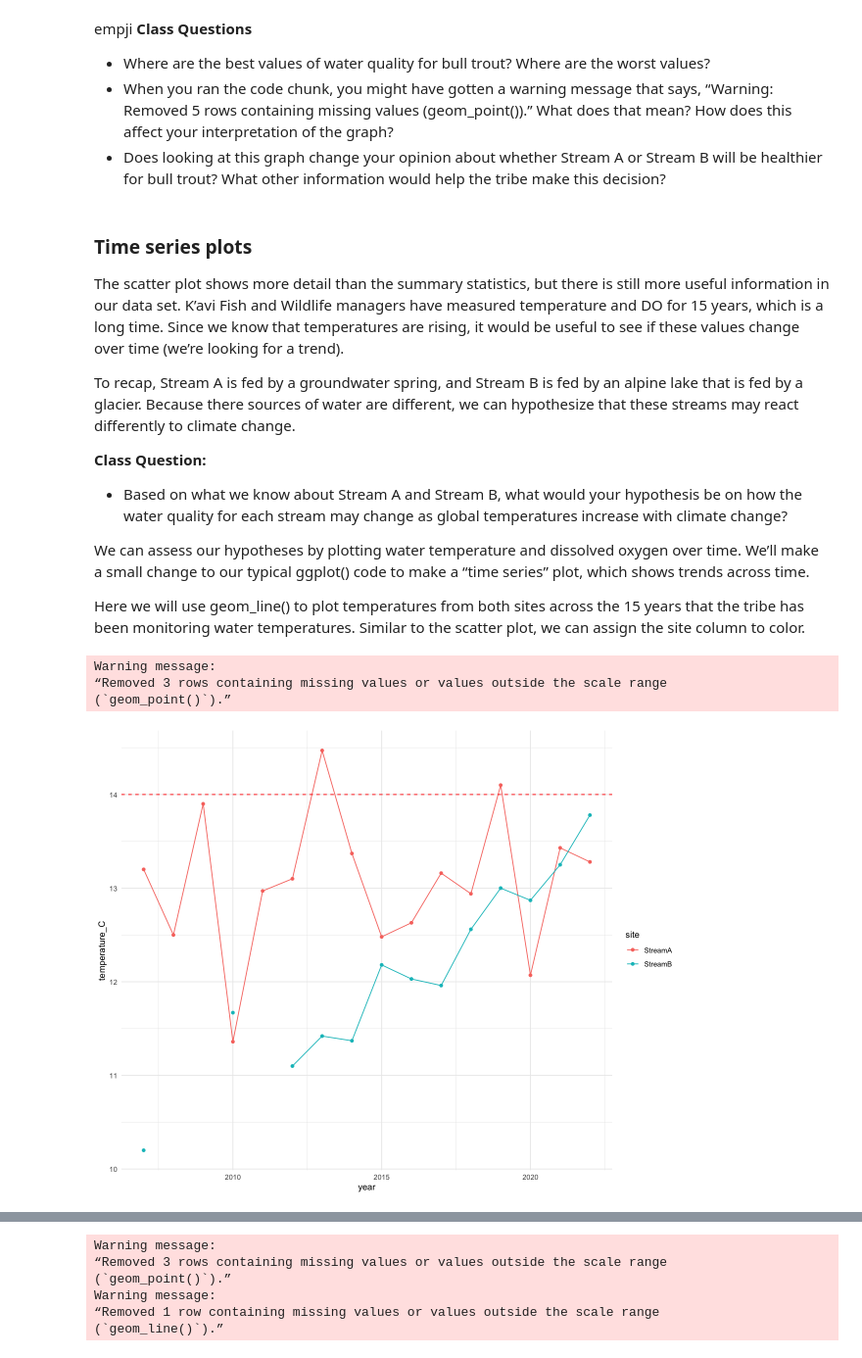
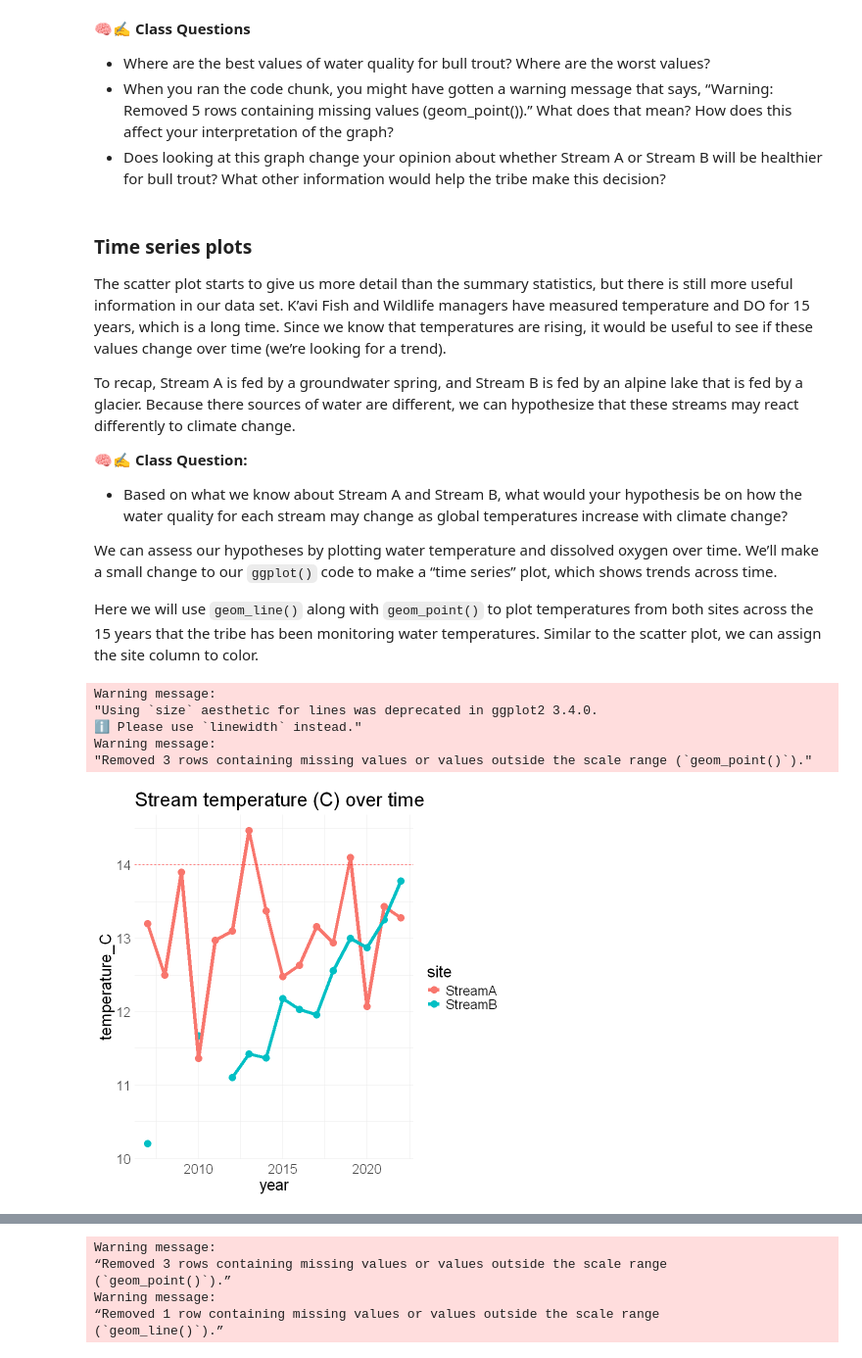
Before and after one commit to rachtorr/IndigenousEnvDataSci.github.io, a Jupyter notebook: MOD2/Mod2_pt4.ipynb, the cells around one changed output, grey strips where cells are left out. Shown at 98% size. Drawn from its saved outputs; the diff is of its cells as text; code cells hidden in the pictures.

```diff
--- a/MOD2/Mod2_pt4.ipynb
+++ b/MOD2/Mod2_pt4.ipynb
@@ -59,5 +65,5 @@ Warning message:
 # %% [markdown]
-empji **Class Questions**
+🧠✍️ **Class Questions**
 
 - Where are the best values of water quality for bull trout? Where are the worst values?
 - When you ran the code chunk, you might have gotten a warning message that says, “Warning: Removed 5 rows containing missing values (geom_point()).” What does that mean? How does this affect your interpretation of the graph?
@@ -65,33 +71,39 @@ empji **Class Questions**
 # %% [markdown]
 ### Time series plots
 
-The scatter plot shows more detail than the summary statistics, but there is still more useful information in our data set. K’avi Fish and Wildlife managers have measured temperature and DO for 15 years, which is a long time. Since we know that temperatures are rising, it would be useful to see if these values change over time (we’re looking for a trend).
+The scatter plot starts to give us more detail than the summary statistics, but there is still more useful information in our data set. K’avi Fish and Wildlife managers have measured temperature and DO for 15 years, which is a long time. Since we know that temperatures are rising, it would be useful to see if these values change over time (we’re looking for a trend).
 
 To recap, Stream A is fed by a groundwater spring, and Stream B is fed by an alpine lake that is fed by a glacier. Because there sources of water are different, we can hypothesize that these streams may react differently to climate change.
 
-**Class Question:**
+🧠✍️ **Class Question:**
 - Based on what we know about Stream A and Stream B, what would your hypothesis be on how the water quality for each stream may change as global temperatures increase with climate change?
 
-We can assess our hypotheses by plotting water temperature and dissolved oxygen over time. We’ll make a small change to our typical ggplot() code to make a “time series” plot, which shows trends across time.
+We can assess our hypotheses by plotting water temperature and dissolved oxygen over time. We’ll make a small change to our `ggplot()` code to make a “time series” plot, which shows trends across time.
 
-Here we will use geom_line() to plot temperatures from both sites across the 15 years that the tribe has been monitoring water temperatures. Similar to the scatter plot, we can assign the site column to color.
+Here we will use `geom_line()` along with `geom_point()` to plot temperatures from both sites across the 15 years that the tribe has been monitoring water temperatures. Similar to the scatter plot, we can assign the site column to color.
 # %%
 # The first line says we're making a plot using the streams dataframe.
 # We're going to plot temperature_C over time (year).
 # And we're going to color the symbols by site, distinguishing StreamA and StreamB.
 ggplot(streams, aes(year, temperature_C, color = site)) +
   # We start by plotting points (as we did in the scatter plot code)
-  geom_point() +
+  geom_point(size=4) +
   # Next, we add lines connecting adjacent points in time using geom_line()
   # Note how ggplot() allows you to add features like lines in a step by step way.
-  geom_line() +
+  geom_line(size=2) +
   # We'll add a line indicating the "danger zone" of temperatures above 14 C.
   geom_hline(yintercept = 14, col = "red", linetype="dashed") +
   # and we'll use the same theme as always.
-  theme_minimal()
+  theme_minimal() +
+  # make text larger
+  theme(text=element_text(size=20)) +
+  # set a title
+  ggtitle("Stream temperature (C) over time")
 # %% [output]
 Warning message:
-“Removed 3 rows containing missing values or values outside the scale range
-(`geom_point()`).”
+"Using `size` aesthetic for lines was deprecated in ggplot2 3.4.0.
+ℹ Please use `linewidth` instead."
+Warning message:
+"Removed 3 rows containing missing values or values outside the scale range (`geom_point()`)."
-[figure, old version]
+[figure, new version]
 # %% [markdown]
```
Also changed, not shown: parts of 7 cells of this notebook, 13 other files.
